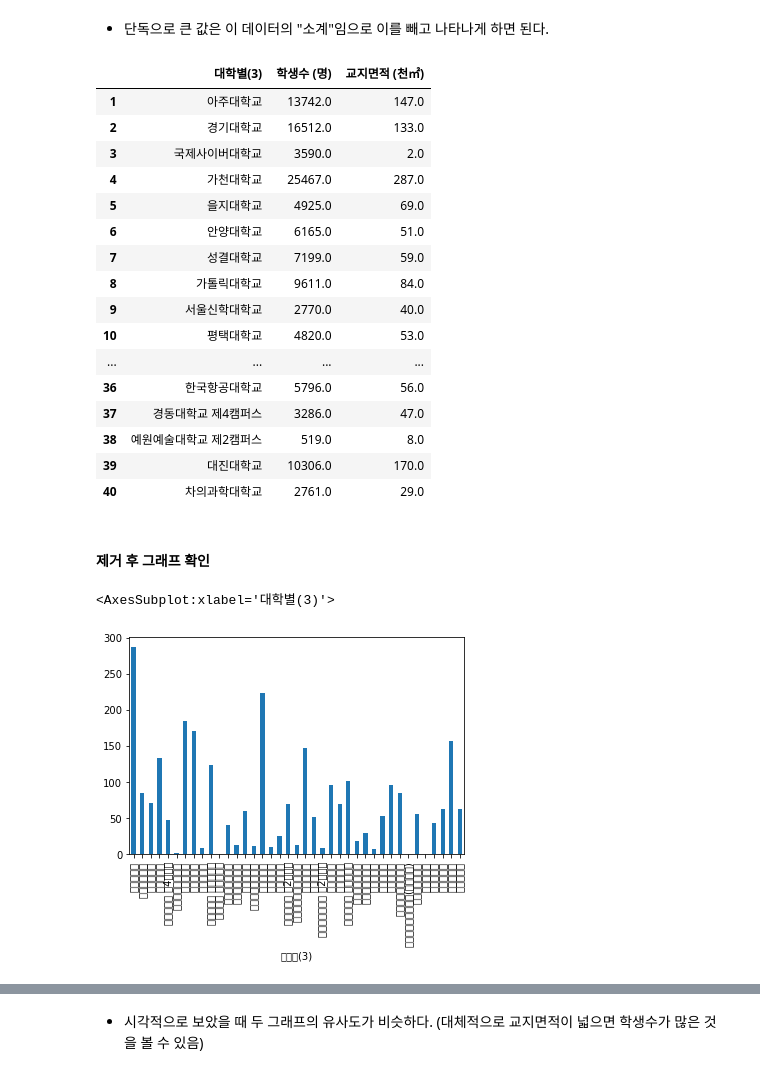
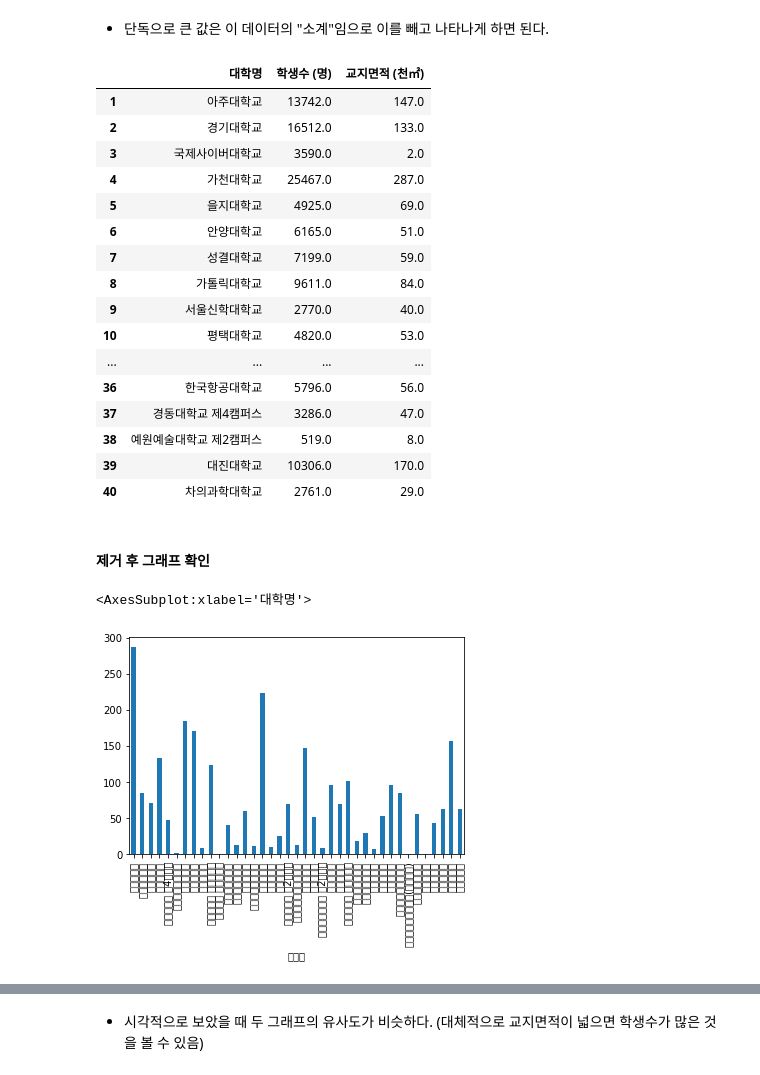
Before and after one commit to eunbeekwon/-3, a Jupyter notebook: 프로젝트 권은비.ipynb, the cells around one changed output, grey strips where cells are left out. Cells and saved outputs as stored; diff of their text form; code cells hidden in the pictures.

```diff
--- a/프로젝트 권은비.ipynb
+++ b/프로젝트 권은비.ipynb
@@ -67,0 +76,7 @@ df.shape
+# %%
+df.rename(columns={
+    '대학별(1)':"위치",
+    '대학별(2)':"지역",
+    '대학별(3)':"대학명"
+},
+         inplace=True)
@@ -155,6 +172,6 @@ df.describe().T
 | 교지면적 (천㎡) | 41.0 | 132.341463 | 358.489024 | 0.0 | 13.0 | 59.0 | 101.0 | 2310.0 |
 # %%
 #필요데이터만 선정
-df2 = df[['대학별(3)', '학생수 (명)', '교지면적 (천㎡)']]
+df2 = df[['대학명', '학생수 (명)', '교지면적 (천㎡)']]
 df2
 # %% [output]
@@ -273,10 +290,10 @@ df2
 - 단독으로 큰 값은 이 데이터의 "소계"임으로 이를 빼고 나타나게 하면 된다.
 # %%
 #"소계" 삭제
-df2=df2[df2["대학별(3)"]!="소계"]
+df2=df2[df2["대학명"]!="소계"]
 df2
 # %% [output]
-|  | 대학별(3) | 학생수 (명) | 교지면적 (천㎡) |
+|  | 대학명 | 학생수 (명) | 교지면적 (천㎡) |
 | 1 | 아주대학교 | 13742.0 | 147.0 |
 | 2 | 경기대학교 | 16512.0 | 133.0 |
 | 3 | 국제사이버대학교 | 3590.0 | 2.0 |
@@ -296,8 +313,8 @@ df2
 # %% [markdown]
 #### 제거 후 그래프 확인
 # %%
-df2.groupby('대학별(3)')['교지면적 (천㎡)'].mean().plot(kind='bar')
+df2.groupby('대학명')['교지면적 (천㎡)'].mean().plot(kind='bar')
 # %% [output]
-<AxesSubplot:xlabel='대학별(3)'>
+<AxesSubplot:xlabel='대학명'>
-[figure, old version]
+[figure, new version]
 # %%
```
Also changed, not shown: parts of 18 cells of this notebook.
